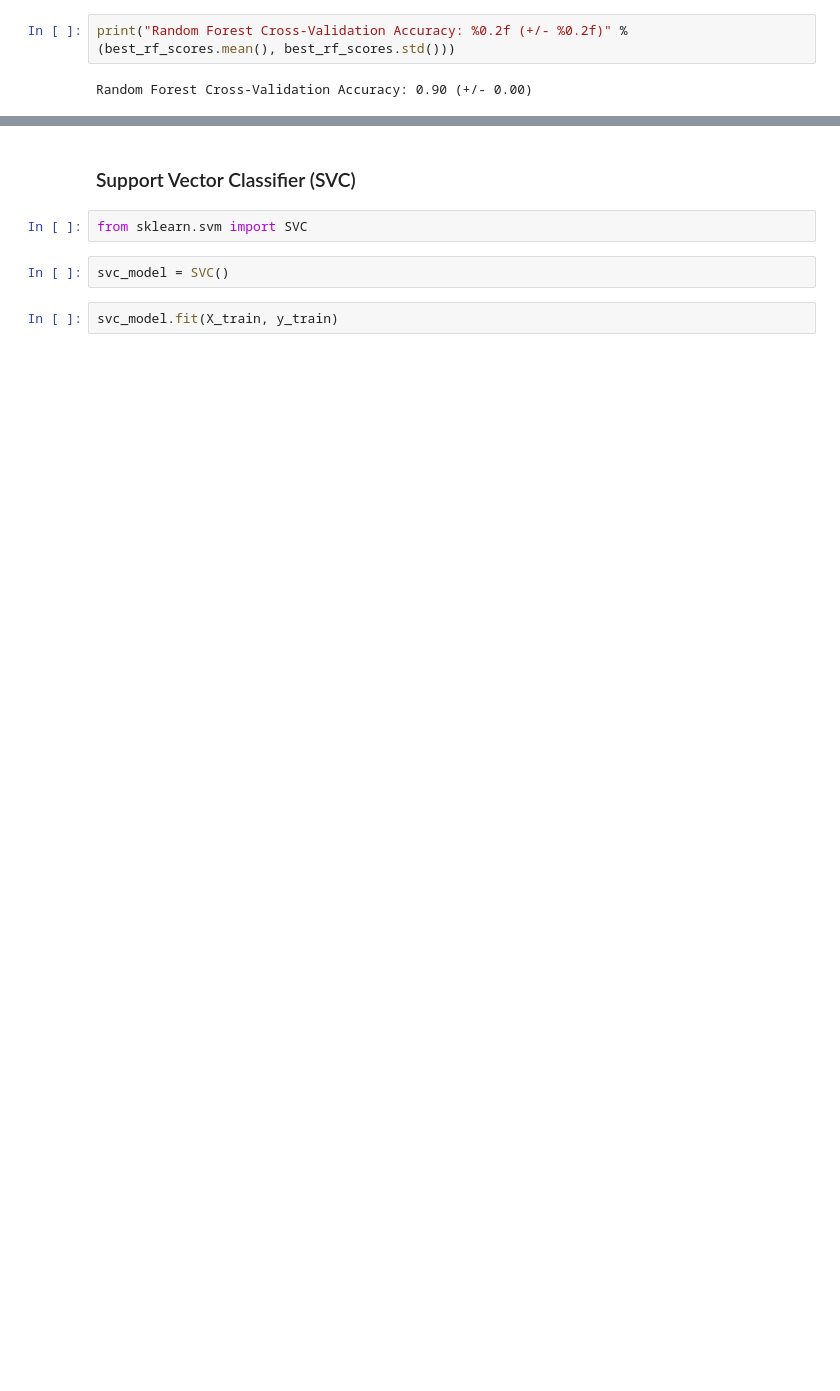
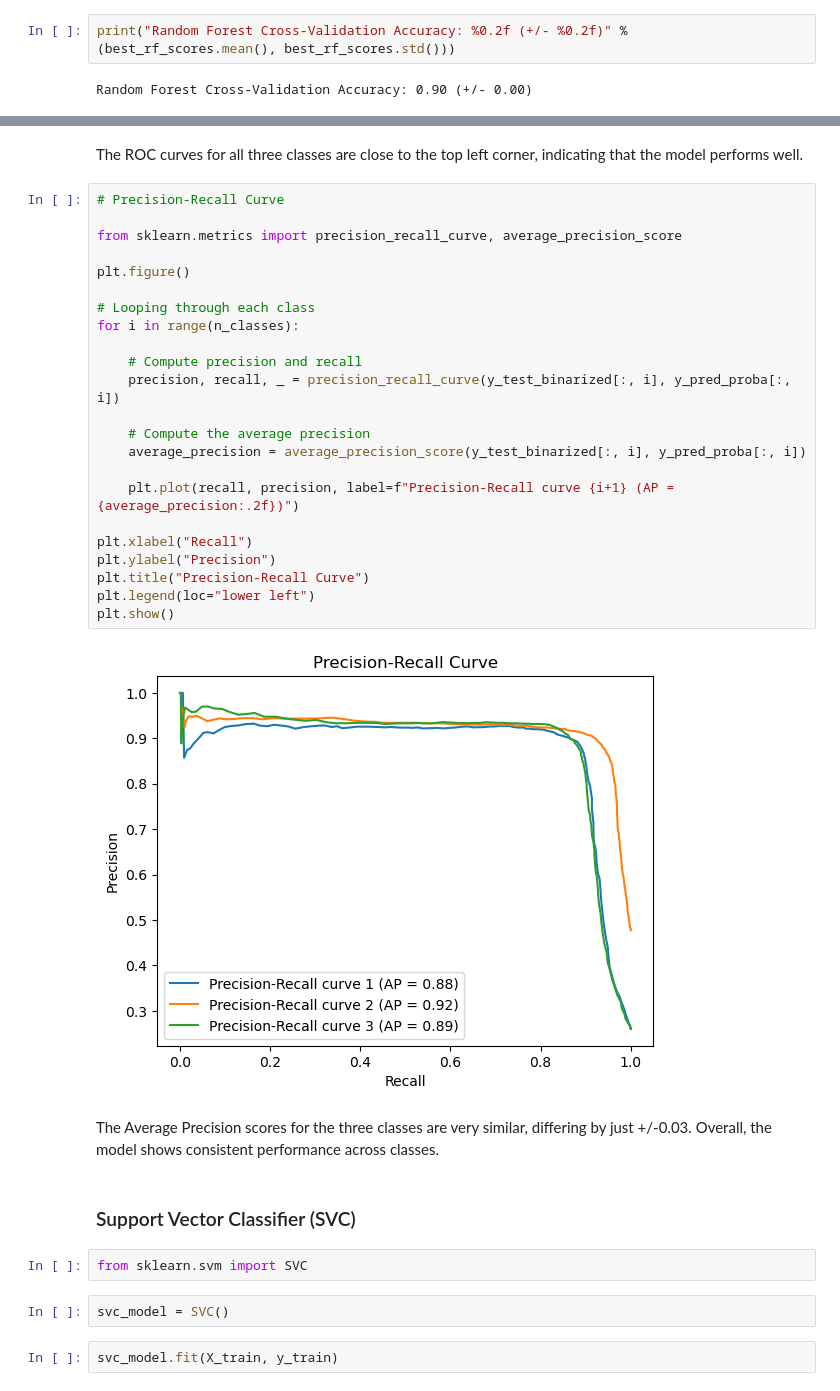
Before and after one commit to ayberkozcan/classification-exercises, a Jupyter notebook: Analyzing Gamer Behaviors/classification_gamer.ipynb, the cells around one changed output, grey strips where cells are left out. Saved outputs shown, nothing was run; the diff lists cells and outputs as text; blank space fills up the shorter version.

```diff
--- a/Analyzing Gamer Behaviors/classification_gamer.ipynb
+++ b/Analyzing Gamer Behaviors/classification_gamer.ipynb
@@ -364,3 +412,32 @@ Random Forest Cross-Validation Accuracy: 0.90 (+/- 0.00)
+# %% [markdown]
+The ROC curves for all three classes are close to the top left corner, indicating that the model performs well.
+# %%
+# Precision-Recall Curve
+
+from sklearn.metrics import precision_recall_curve, average_precision_score
+
+plt.figure()
+
+# Looping through each class
+for i in range(n_classes):
+
+    # Compute precision and recall
+    precision, recall, _ = precision_recall_curve(y_test_binarized[:, i], y_pred_proba[:, i])
+
+    # Compute the average precision
+    average_precision = average_precision_score(y_test_binarized[:, i], y_pred_proba[:, i])
+
+    plt.plot(recall, precision, label=f"Precision-Recall curve {i+1} (AP = {average_precision:.2f})")
+
+plt.xlabel("Recall")
+plt.ylabel("Precision")
+plt.title("Precision-Recall Curve")
+plt.legend(loc="lower left")
+plt.show()
+# %% [output]
+[figure, added]
+# %% [markdown]
+The Average Precision scores for the three classes are very similar, differing by just +/-0.03. Overall, the model shows consistent performance across classes.
 # %% [markdown]
 ### Support Vector Classifier (SVC)
 # %%
```
Also changed, not shown: parts of 28 cells of this notebook.
